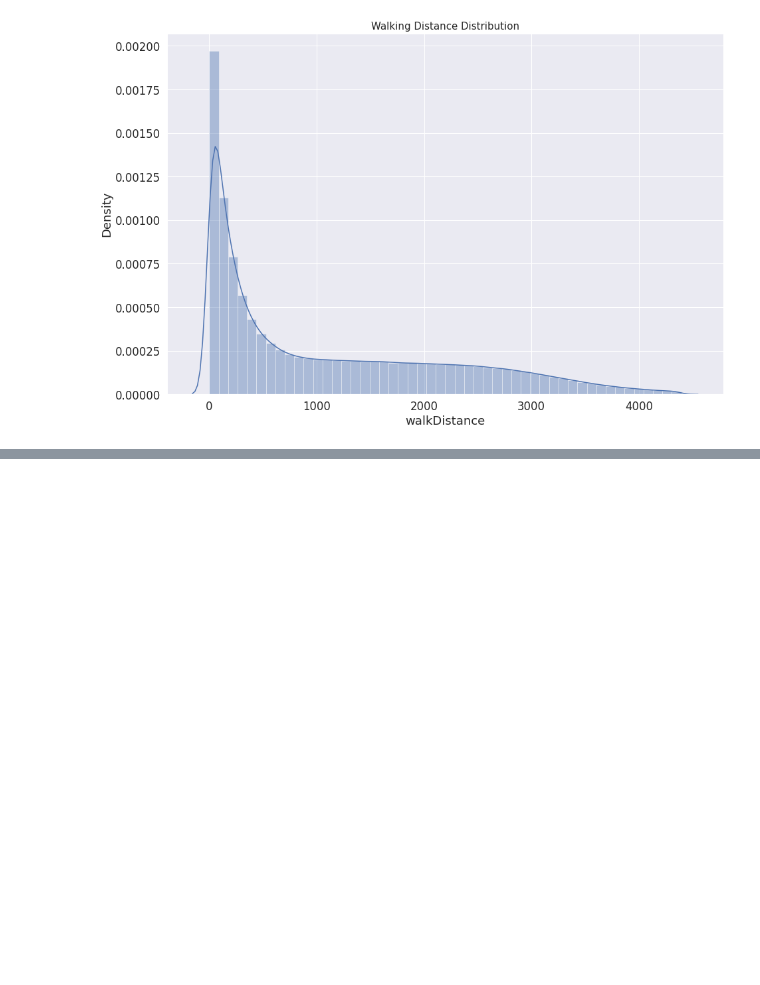
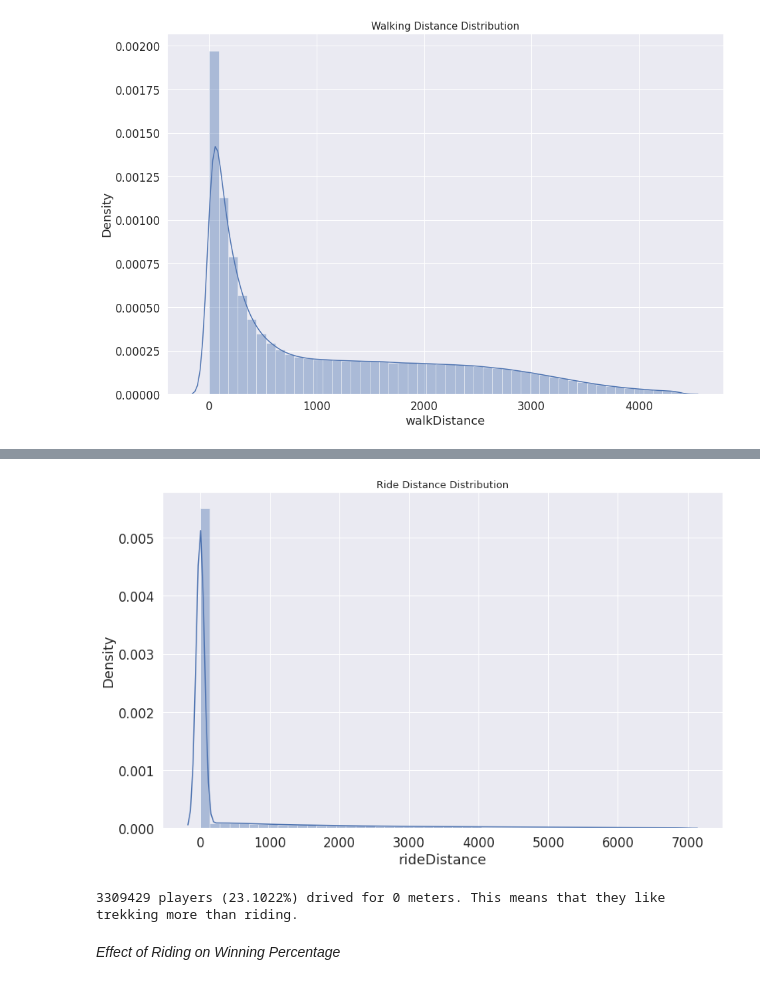
Before and after one commit to ANKITSHARMA98/PUBG-Data-Analysis, a Jupyter notebook: PUBG.ipynb, the cells around one changed output, grey strips where cells are left out. Cells and saved outputs as stored; diff of their text form; code cells hidden in the pictures; blank space fills up the shorter version.

```diff
--- a/PUBG.ipynb
+++ b/PUBG.ipynb
@@ -238,0 +244,15 @@ plt.show()
+# %%
+data = train.copy()
+data = data[data['rideDistance'] < train['rideDistance'].quantile(0.99)]
+plt.figure(figsize=(13,8))
+plt.title("Ride Distance Distribution",fontsize=13)
+sns.distplot(data['rideDistance'])
+plt.show()
+# %% [output]
+[figure, added]
+# %%
+print("{} players ({:.4f}%) drived for 0 meters. This means that they like trekking more than riding.".format(len(data[data['rideDistance'] == 0]), 100*len(data1[data1['rideDistance']==0])/len(train)))
+# %% [output]
+3309429 players (23.1022%) drived for 0 meters. This means that they like trekking more than riding.
+# %% [markdown]
+*Effect of Riding on Winning Percentage*
```
Also changed, not shown: parts of 8 cells of this notebook.
